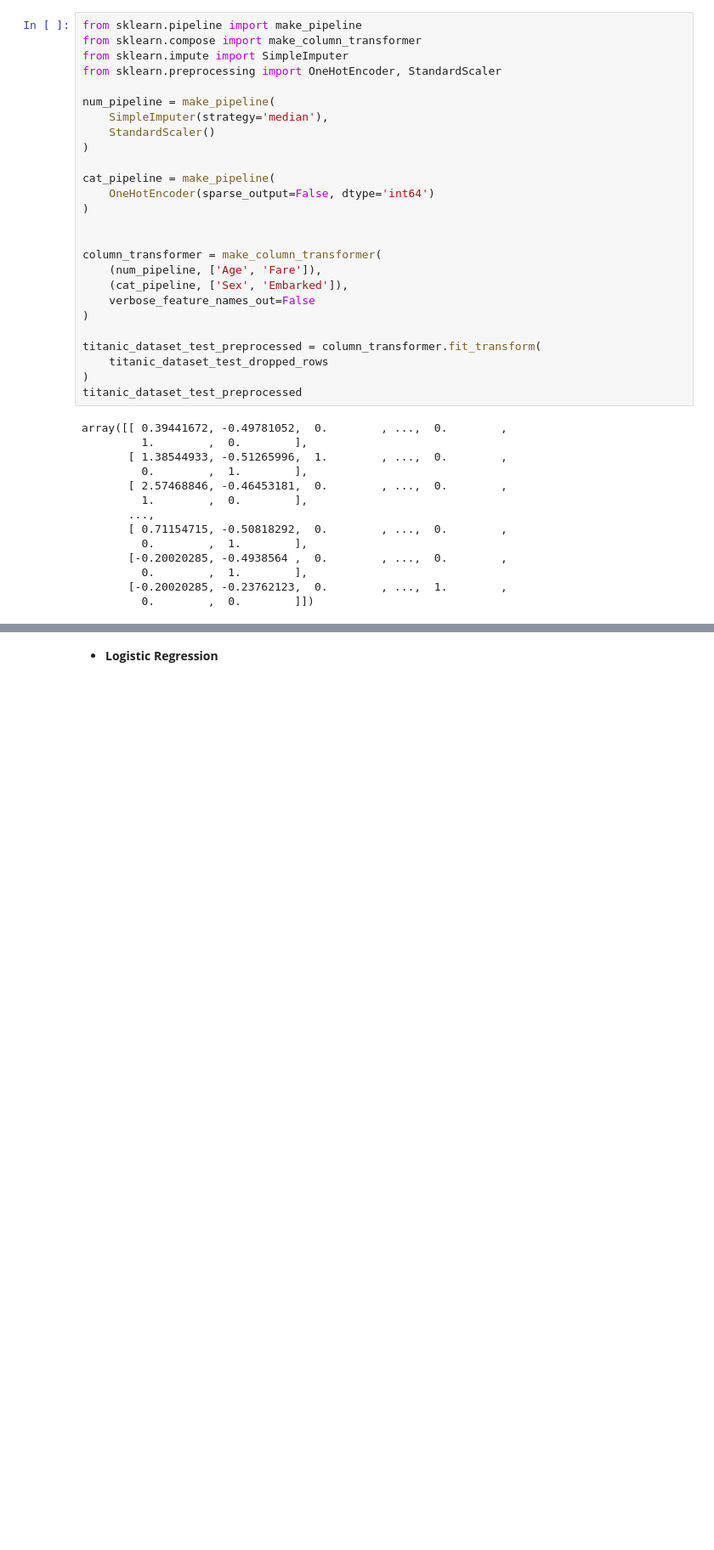
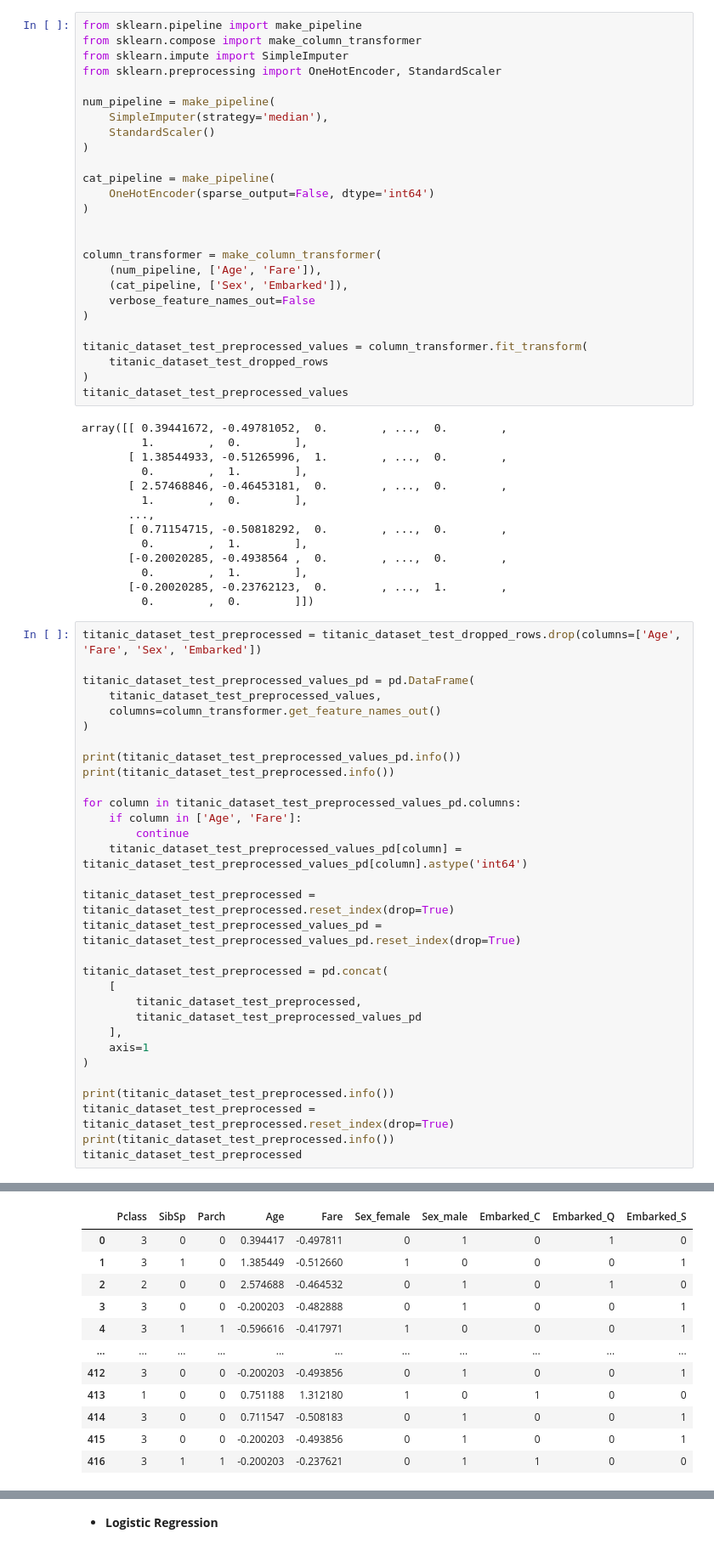
Before and after one commit to MiquelMarinoEspinosa/handson-ml3, a Jupyter notebook: 03_exercises.ipynb, the cells around one changed output, grey strips where cells are left out. Shown at 85% size. Drawn from its saved outputs; the diff is of its cells as text; blank space fills up the shorter version.

Commit message:
titanic test dataset preprocessed

```diff
--- a/03_exercises.ipynb
+++ b/03_exercises.ipynb
@@ -1988,10 +1990,10 @@ column_transformer = make_column_transformer(
     verbose_feature_names_out=False
 )
 
-titanic_dataset_test_preprocessed = column_transformer.fit_transform(
+titanic_dataset_test_preprocessed_values = column_transformer.fit_transform(
     titanic_dataset_test_dropped_rows
 )
-titanic_dataset_test_preprocessed
+titanic_dataset_test_preprocessed_values
 # %% [output]
 array([[ 0.39441672, -0.49781052,  0.        , ...,  0.        ,
          1.        ,  0.        ],
@@ -2006,3 +2008,35 @@ array([[ 0.39441672, -0.49781052,  0.        , ...,  0.        ,
          0.        ,  1.        ],
        [-0.20020285, -0.23762123,  0.        , ...,  1.        ,
          0.        ,  0.        ]])
+# %%
+titanic_dataset_test_preprocessed = titanic_dataset_test_dropped_rows.drop(columns=['Age', 'Fare', 'Sex', 'Embarked'])
+
+titanic_dataset_test_preprocessed_values_pd = pd.DataFrame(
+    titanic_dataset_test_preprocessed_values,
+    columns=column_transformer.get_feature_names_out()
+)
+
+print(titanic_dataset_test_preprocessed_values_pd.info())
+print(titanic_dataset_test_preprocessed.info())
+
+for column in titanic_dataset_test_preprocessed_values_pd.columns:
+    if column in ['Age', 'Fare']:
+        continue
+    titanic_dataset_test_preprocessed_values_pd[column] = titanic_dataset_test_preprocessed_values_pd[column].astype('int64')
+
+titanic_dataset_test_preprocessed = titanic_dataset_test_preprocessed.reset_index(drop=True)
+titanic_dataset_test_preprocessed_values_pd = titanic_dataset_test_preprocessed_values_pd.reset_index(drop=True)
+
+titanic_dataset_test_preprocessed = pd.concat(
+    [
+        titanic_dataset_test_preprocessed,
+        titanic_dataset_test_preprocessed_values_pd
+    ],
+    axis=1
+)
+
+print(titanic_dataset_test_preprocessed.info())
+titanic_dataset_test_preprocessed = titanic_dataset_test_preprocessed.reset_index(drop=True)
+print(titanic_dataset_test_preprocessed.info())
+titanic_dataset_test_preprocessed
+# %% [output]
@@ -2008,0 +2060,12 @@ array([[ 0.39441672, -0.49781052,  0.        , ...,  0.        ,
+|  | Pclass | SibSp | Parch | Age | Fare | Sex_female | Sex_male | Embarked_C | Embarked_Q | Embarked_S |
+| 0 | 3 | 0 | 0 | 0.394417 | -0.497811 | 0 | 1 | 0 | 1 | 0 |
+| 1 | 3 | 1 | 0 | 1.385449 | -0.512660 | 1 | 0 | 0 | 0 | 1 |
+| 2 | 2 | 0 | 0 | 2.574688 | -0.464532 | 0 | 1 | 0 | 1 | 0 |
+| 3 | 3 | 0 | 0 | -0.200203 | -0.482888 | 0 | 1 | 0 | 0 | 1 |
+| 4 | 3 | 1 | 1 | -0.596616 | -0.417971 | 1 | 0 | 0 | 0 | 1 |
+| ... | ... | ... | ... | ... | ... | ... | ... | ... | ... | ... |
+| 412 | 3 | 0 | 0 | -0.200203 | -0.493856 | 0 | 1 | 0 | 0 | 1 |
+| 413 | 1 | 0 | 0 | 0.751188 | 1.312180 | 1 | 0 | 1 | 0 | 0 |
+| 414 | 3 | 0 | 0 | 0.711547 | -0.508183 | 0 | 1 | 0 | 0 | 1 |
+| 415 | 3 | 0 | 0 | -0.200203 | -0.493856 | 0 | 1 | 0 | 0 | 1 |
+| 416 | 3 | 1 | 1 | -0.200203 | -0.237621 | 0 | 1 | 1 | 0 | 0 |
```
Also changed, not shown: parts of 3 cells of this notebook.
